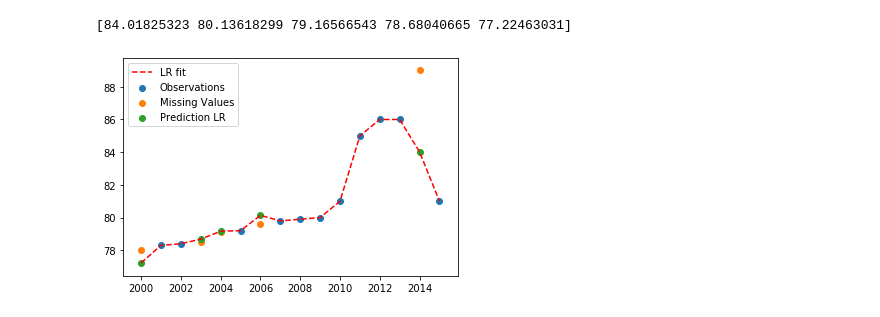
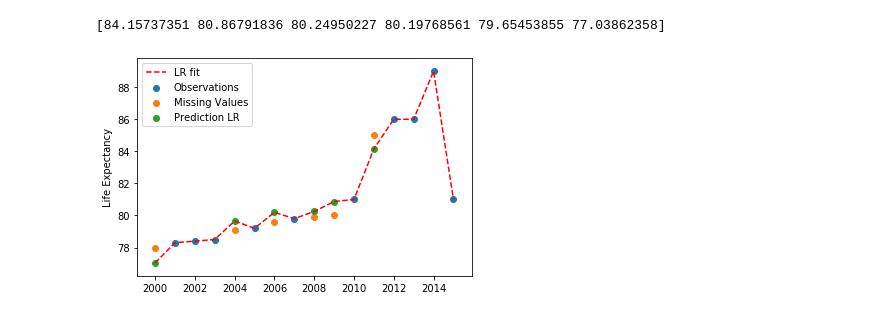
Before and after one commit to mihirm05/Gaussian-Process, a Jupyter notebook: src/MultipleFeatureAnalysis.ipynb, the cells around one changed output. Saved outputs shown, nothing was run; the diff lists cells and outputs as text; code cells hidden in the pictures.

```diff
--- a/src/MultipleFeatureAnalysis.ipynb
+++ b/src/MultipleFeatureAnalysis.ipynb
@@ -53,25 +53,26 @@ countryQuantityTrain = columnExtractor(randomRowsTrain, countryQuantity)
 countryQuantityTest = columnExtractor(randomRowsTest, countryQuantity)
 
 # extract data (allFeatures) from dataframe depending on the train test split
-desiredFeatures = [#'Adult Mortality',
-                   #'infant deaths',
-                   #'Alcohol',
-                   #'percentage expenditure',
-                   #'Hepatitis B',
-                   #'Measles',
-                   #'BMI',
-                   #'under-five deaths',
-                   #'Polio',
-                   #'Total expenditure',
-                   #'Diphtheria',
-                   #'HIV/AIDS',
-                   #'GDP',
-                   #'Population',
-                   #'thinness 1-19 years',
-                   #'thinness 5-9 years',
-                   #'Income composition of resources',
-                   #'Schooling',
+desiredFeatures = [#'adult_mortality',
+                   #'infant_deaths',
+                   #'alcohol',
+                   'percentage_expenditure',
+                   #'hepatitis_b',
+                   #'measles',
+                   #'bmi',
+                   'under-five_deaths',
+                   #'polio',
+                   #'total_expenditure',
+                   #'diphtheria',
+                   #'hiv/aids',
+                   #'gdp',
+                   #'population',
+                   'thinness_10-19_years',
+                   #'thinness_5-9_years',
+                   #'income_composition_of_resources',
+                   #'schooling',
                    'year']
+
 allFeaturesTrain = variableColumnExtractor(randomRowsTrain, desiredFeatures)
 allFeaturesTest = variableColumnExtractor(randomRowsTest, desiredFeatures)
 # %% [output]
@@ -115,28 +186,29 @@ lengthscale is:
 # %%
-##Linear regression analysis
+#Linear regression analysis
 regr = linear_model.LinearRegression()
 regr.fit(allFeaturesTrain, countryQuantityTrain)
 
 countryQuantityPredictLR = regr.predict(allFeaturesTest)
 print(countryQuantityPredictLR)
 
 predictValLR = list(zip(rowTest, list(countryQuantityPredictLR)))
 predictValLR.sort()
 
 valLR = trainVal + predictValLR
 valLR.sort(key = lambda x: x[0])
 
 years, LR = zip(*valLR)
 
 plt.plot(years, LR,'--',color='r',label='LR fit')
 plt.scatter(rowTrain,countryQuantityTrain,label='Observations')
 plt.scatter(rowTest,countryQuantityTest,label='Missing Values')
 plt.scatter(rowTest,countryQuantityPredictLR,label='Prediction LR')
+plt.ylabel('Life Expectancy')
 plt.legend()
 plt.show()
 # %% [output]
-[84.01825323 80.13618299 79.16566543 78.68040665 77.22463031]
+[84.15737351 80.86791836 80.24950227 80.19768561 79.65453855 77.03862358]
-[figure, old version]
+[figure, new version]
 # %%
 # error computation for GPR
 groundTruth = countryDataFrame[countryQuantity].get_values()[::-1]
```
Also changed, not shown: parts of 6 cells of this notebook, 3 other files.
